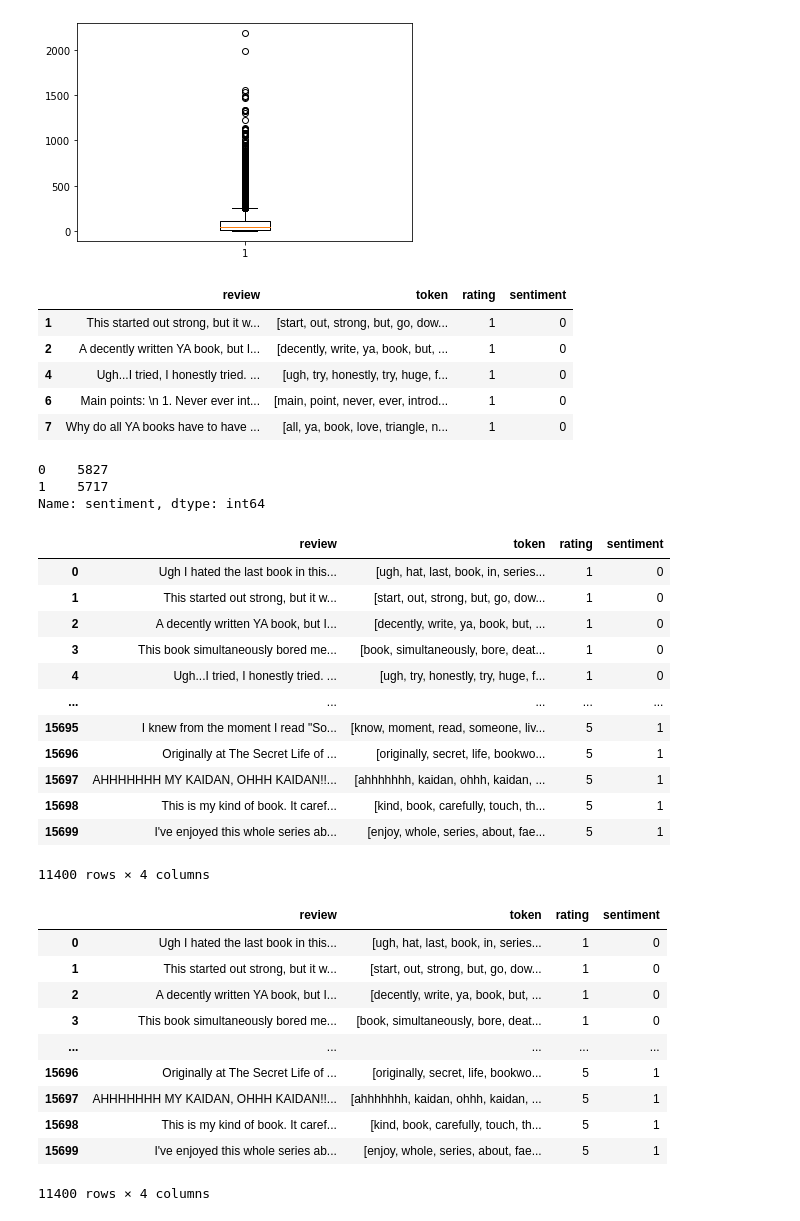
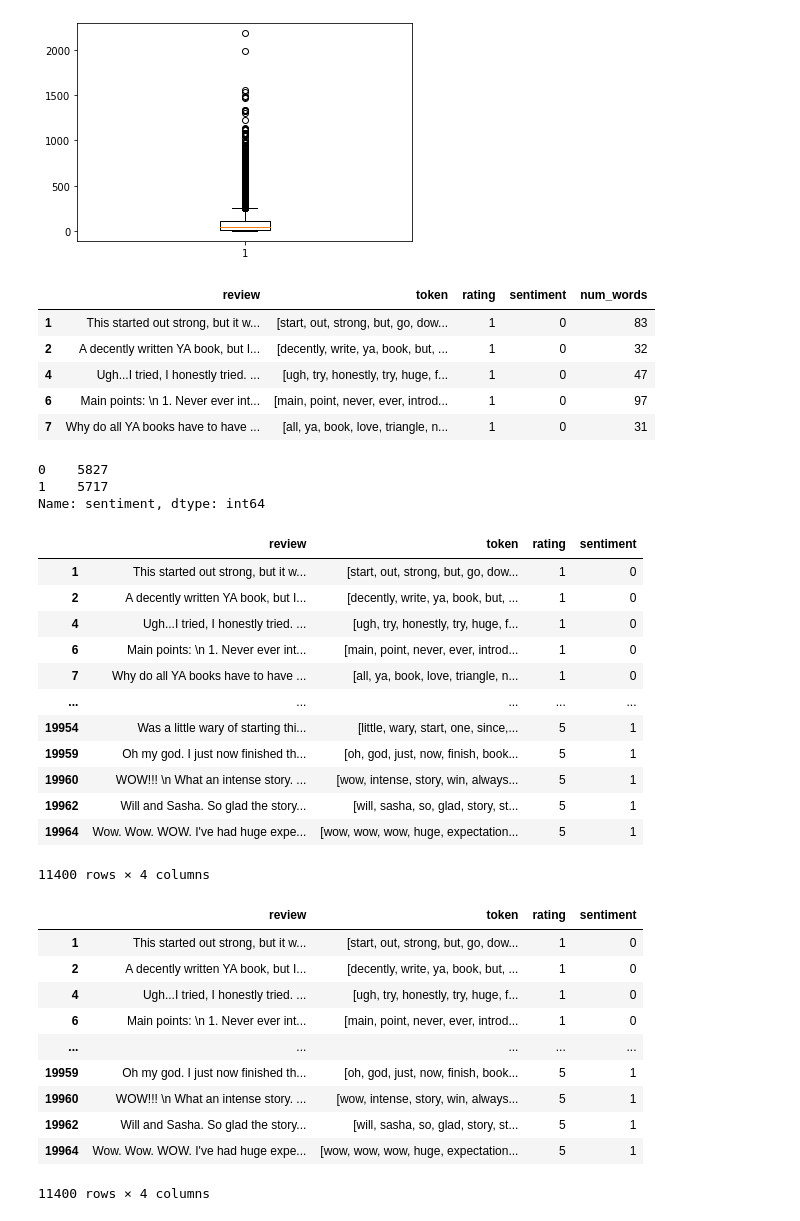
Before and after one commit to azwidodo/Tugas-Akhir-5, a Jupyter notebook: 03_desc_data.ipynb, the cells around one changed output. Cells and saved outputs as stored; diff of their text form; code cells hidden in the pictures.

```diff
--- a/desc_data.ipynb
+++ b/03_desc_data.ipynb
@@ -96,15 +96,15 @@ plt.boxplot(df["num_words"])
 [figure]
 # %%
 df2 = df[(df["num_words"] >= 15) & (df["num_words"] <= 150)]
-df2 = df2.drop(["num_words"], axis=1)
+# df2 = df2.drop(["num_words"], axis=1)
 df2.head()
 # %% [output]
-|  | review | token | rating | sentiment |
-| 1 | This started out strong, but it w... | [start, out, strong, but, go, dow... | 1 | 0 |
-| 2 | A decently written YA book, but I... | [decently, write, ya, book, but, ... | 1 | 0 |
-| 4 | Ugh...I tried, I honestly tried. ... | [ugh, try, honestly, try, huge, f... | 1 | 0 |
-| 6 | Main points: \n 1. Never ever int... | [main, point, never, ever, introd... | 1 | 0 |
-| 7 | Why do all YA books have to have ... | [all, ya, book, love, triangle, n... | 1 | 0 |
+|  | review | token | rating | sentiment | num_words |
+| 1 | This started out strong, but it w... | [start, out, strong, but, go, dow... | 1 | 0 | 83 |
+| 2 | A decently written YA book, but I... | [decently, write, ya, book, but, ... | 1 | 0 | 32 |
+| 4 | Ugh...I tried, I honestly tried. ... | [ugh, try, honestly, try, huge, f... | 1 | 0 | 47 |
+| 6 | Main points: \n 1. Never ever int... | [main, point, never, ever, introd... | 1 | 0 | 97 |
+| 7 | Why do all YA books have to have ... | [all, ya, book, love, triangle, n... | 1 | 0 | 31 |
 # %%
 df2["sentiment"].value_counts()
 # %% [output]
@@ -112,39 +112,39 @@ df2["sentiment"].value_counts()
 1    5717
 Name: sentiment, dtype: int64
 # %%
-df3 = df[df["sentiment"] == 0][:5700]
-df4 = df[df["sentiment"] == 1][:5700]
+df3 = df2[df2["sentiment"] == 0][:5700]
+df4 = df2[df2["sentiment"] == 1][:5700]
 df5 = pd.concat([df3, df4])
 df5 = df5.drop(["num_words"], axis=1)
 df5
 # %% [output]
 |  | review | token | rating | sentiment |
-| 0 | Ugh I hated the last book in this... | [ugh, hat, last, book, in, series... | 1 | 0 |
 | 1 | This started out strong, but it w... | [start, out, strong, but, go, dow... | 1 | 0 |
 | 2 | A decently written YA book, but I... | [decently, write, ya, book, but, ... | 1 | 0 |
-| 3 | This book simultaneously bored me... | [book, simultaneously, bore, deat... | 1 | 0 |
 | 4 | Ugh...I tried, I honestly tried. ... | [ugh, try, honestly, try, huge, f... | 1 | 0 |
+| 6 | Main points: \n 1. Never ever int... | [main, point, never, ever, introd... | 1 | 0 |
+| 7 | Why do all YA books have to have ... | [all, ya, book, love, triangle, n... | 1 | 0 |
 | ... | ... | ... | ... | ... |
-| 15695 | I knew from the moment I read "So... | [know, moment, read, someone, liv... | 5 | 1 |
-| 15696 | Originally at The Secret Life of ... | [originally, secret, life, bookwo... | 5 | 1 |
-| 15697 | AHHHHHHH MY KAIDAN, OHHH KAIDAN!!... | [ahhhhhhh, kaidan, ohhh, kaidan, ... | 5 | 1 |
-| 15698 | This is my kind of book. It caref... | [kind, book, carefully, touch, th... | 5 | 1 |
-| 15699 | I've enjoyed this whole series ab... | [enjoy, whole, series, about, fae... | 5 | 1 |
+| 19954 | Was a little wary of starting thi... | [little, wary, start, one, since,... | 5 | 1 |
+| 19959 | Oh my god. I just now finished th... | [oh, god, just, now, finish, book... | 5 | 1 |
+| 19960 | WOW!!! \n What an intense story. ... | [wow, intense, story, win, always... | 5 | 1 |
+| 19962 | Will and Sasha. So glad the story... | [will, sasha, so, glad, story, st... | 5 | 1 |
+| 19964 | Wow. Wow. WOW. I've had huge expe... | [wow, wow, wow, huge, expectation... | 5 | 1 |
 11400 rows × 4 columns
 # %%
 with pd.option_context("display.max_rows", 8, "display.max_colwidth", 100, "display.colheader_justify", "left"):
     display(df5)
 # %% [output]
 |  | review | token | rating | sentiment |
-| 0 | Ugh I hated the last book in this... | [ugh, hat, last, book, in, series... | 1 | 0 |
 | 1 | This started out strong, but it w... | [start, out, strong, but, go, dow... | 1 | 0 |
 | 2 | A decently written YA book, but I... | [decently, write, ya, book, but, ... | 1 | 0 |
-| 3 | This book simultaneously bored me... | [book, simultaneously, bore, deat... | 1 | 0 |
+| 4 | Ugh...I tried, I honestly tried. ... | [ugh, try, honestly, try, huge, f... | 1 | 0 |
+| 6 | Main points: \n 1. Never ever int... | [main, point, never, ever, introd... | 1 | 0 |
 | ... | ... | ... | ... | ... |
-| 15696 | Originally at The Secret Life of ... | [originally, secret, life, bookwo... | 5 | 1 |
-| 15697 | AHHHHHHH MY KAIDAN, OHHH KAIDAN!!... | [ahhhhhhh, kaidan, ohhh, kaidan, ... | 5 | 1 |
-| 15698 | This is my kind of book. It caref... | [kind, book, carefully, touch, th... | 5 | 1 |
-| 15699 | I've enjoyed this whole series ab... | [enjoy, whole, series, about, fae... | 5 | 1 |
+| 19959 | Oh my god. I just now finished th... | [oh, god, just, now, finish, book... | 5 | 1 |
+| 19960 | WOW!!! \n What an intense story. ... | [wow, intense, story, win, always... | 5 | 1 |
+| 19962 | Will and Sasha. So glad the story... | [will, sasha, so, glad, story, st... | 5 | 1 |
+| 19964 | Wow. Wow. WOW. I've had huge expe... | [wow, wow, wow, huge, expectation... | 5 | 1 |
 11400 rows × 4 columns
 # %%
 df5 = df5.rename(columns={"token": "text"})
```
Also changed, not shown: parts of 1 cell of this notebook, 5 other files.
